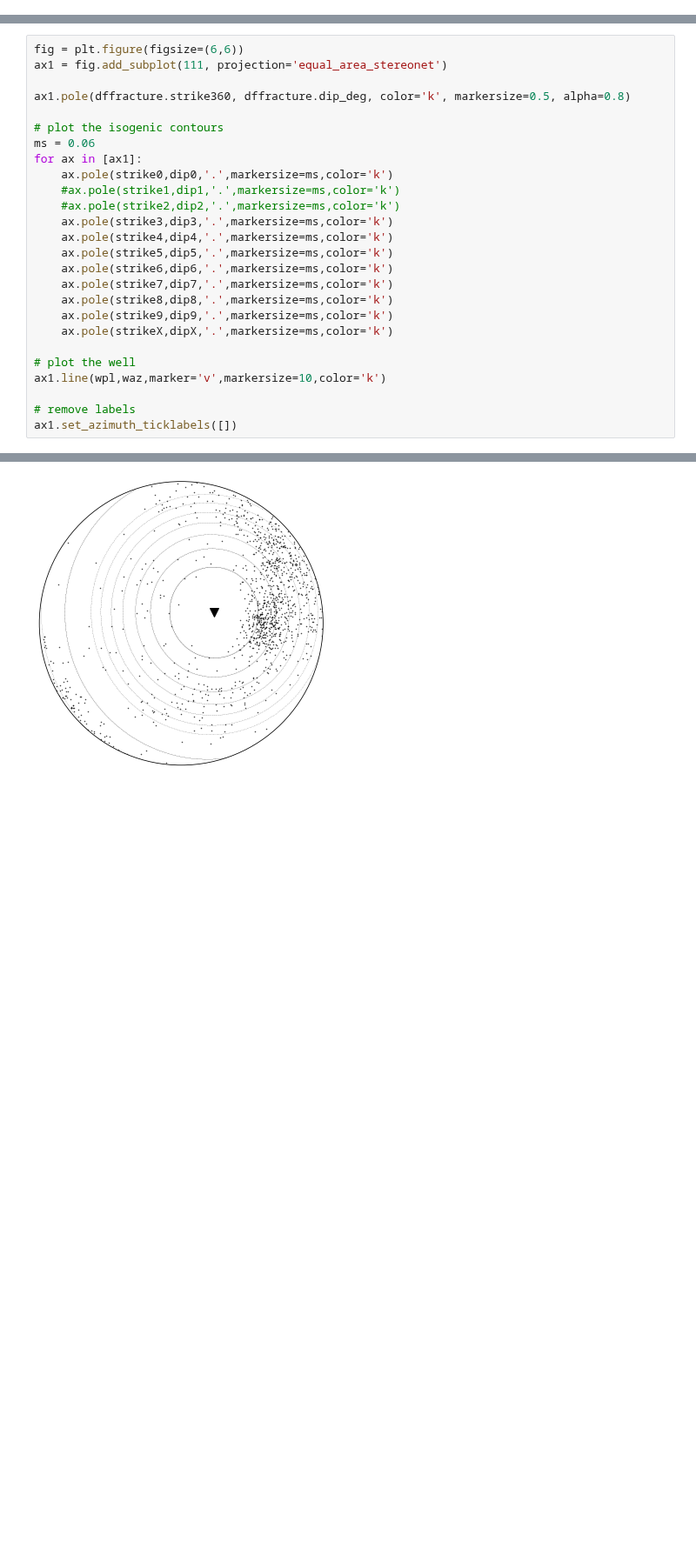
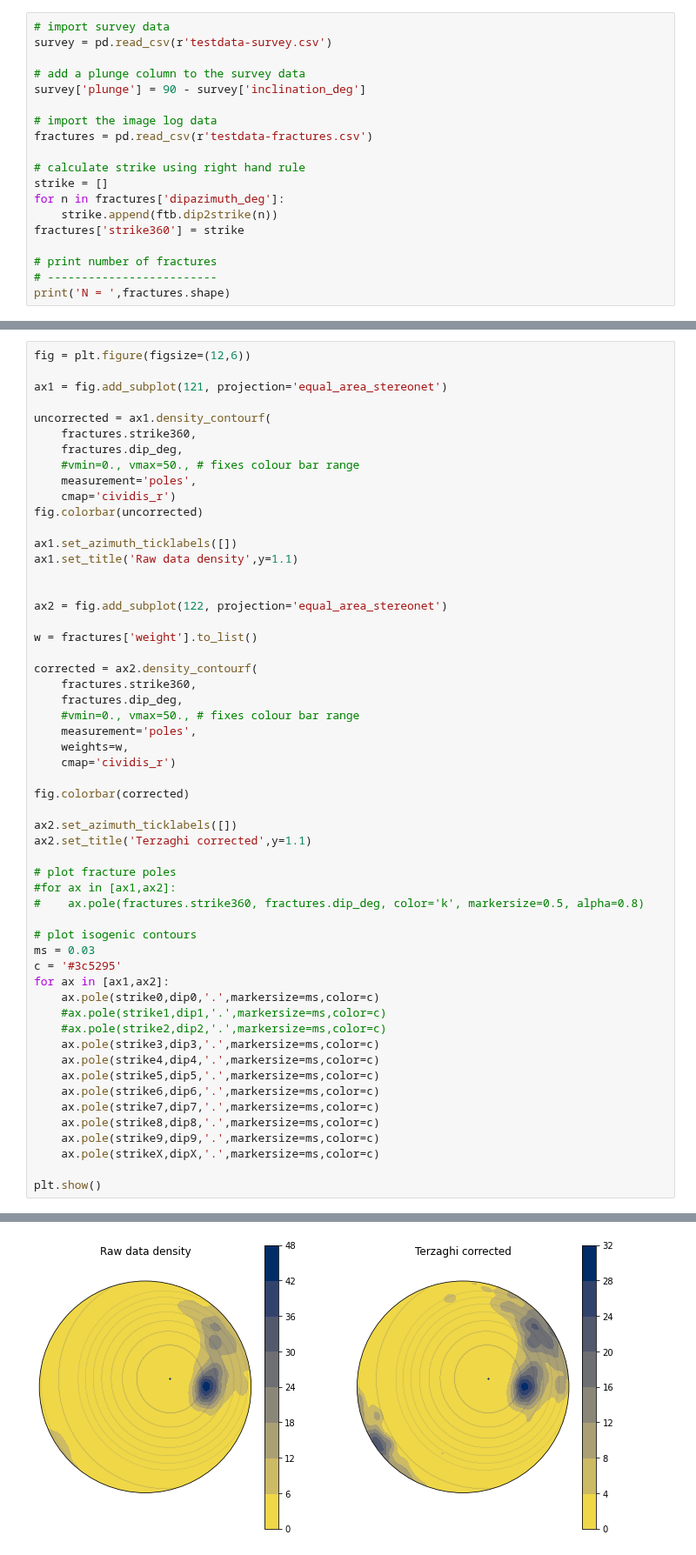
Before and after one commit to ICWallis/fractoolbox, a Jupyter notebook: demo-geometric-sample-bias.ipynb, the cells around one changed output, grey strips where cells are left out. Shown at 87% size. Saved outputs shown, nothing was run; the diff lists cells and outputs as text; blank space fills up the shorter version.

```diff
--- a/demo-geometric-sample-bias.ipynb
+++ b/demo-geometric-sample-bias.ipynb
@@ -58,0 +50,19 @@ import mplstereonet
+# %%
+# import survey data
+survey = pd.read_csv(r'testdata-survey.csv')
+
+# add a plunge column to the survey data
+survey['plunge'] = 90 - survey['inclination_deg']
+
+# import the image log data
+fractures = pd.read_csv(r'testdata-fractures.csv')
+
+# calculate strike using right hand rule
+strike = []
+for n in fractures['dipazimuth_deg']:
+    strike.append(ftb.dip2strike(n))
+fractures['strike360'] = strike
+
+# print number of fractures
+# -------------------------
+print('N = ',fractures.shape)
@@ -154,27 +182,56 @@ Isogenic contours for the test data show moderate impact from the blind zone. Th
 # %%
-fig = plt.figure(figsize=(6,6))
-ax1 = fig.add_subplot(111, projection='equal_area_stereonet')
+fig = plt.figure(figsize=(12,6))
 
-ax1.pole(dffracture.strike360, dffracture.dip_deg, color='k', markersize=0.5, alpha=0.8)
+ax1 = fig.add_subplot(121, projection='equal_area_stereonet')
 
-# plot the isogenic contours
-ms = 0.06
-for ax in [ax1]:
-    ax.pole(strike0,dip0,'.',markersize=ms,color='k')
-    #ax.pole(strike1,dip1,'.',markersize=ms,color='k')
-    #ax.pole(strike2,dip2,'.',markersize=ms,color='k')
-    ax.pole(strike3,dip3,'.',markersize=ms,color='k')
-    ax.pole(strike4,dip4,'.',markersize=ms,color='k')
-    ax.pole(strike5,dip5,'.',markersize=ms,color='k')
-    ax.pole(strike6,dip6,'.',markersize=ms,color='k')
-    ax.pole(strike7,dip7,'.',markersize=ms,color='k')
-    ax.pole(strike8,dip8,'.',markersize=ms,color='k')
-    ax.pole(strike9,dip9,'.',markersize=ms,color='k')
-    ax.pole(strikeX,dipX,'.',markersize=ms,color='k')
+uncorrected = ax1.density_contourf(
+    fractures.strike360,
+    fractures.dip_deg,
+    #vmin=0., vmax=50., # fixes colour bar range
+    measurement='poles',
+    cmap='cividis_r')
+fig.colorbar(uncorrected)
 
-# plot the well
-ax1.line(wpl,waz,marker='v',markersize=10,color='k')
+ax1.set_azimuth_ticklabels([])
+ax1.set_title('Raw data density',y=1.1)
 
-# remove labels
-ax1.set_azimuth_ticklabels([])
+
+ax2 = fig.add_subplot(122, projection='equal_area_stereonet')
+
+w = fractures['weight'].to_list()
+
+corrected = ax2.density_contourf(
+    fractures.strike360,
+    fractures.dip_deg,
+    #vmin=0., vmax=50., # fixes colour bar range
+    measurement='poles',
+    weights=w,
+    cmap='cividis_r')
+
+fig.colorbar(corrected)
+
+ax2.set_azimuth_ticklabels([])
+ax2.set_title('Terzaghi corrected',y=1.1)
+
+# plot fracture poles
+#for ax in [ax1,ax2]:
+#    ax.pole(fractures.strike360, fractures.dip_deg, color='k', markersize=0.5, alpha=0.8)
+
+# plot isogenic contours
+ms = 0.03
+c = '#3c5295'
+for ax in [ax1,ax2]:
+    ax.pole(strike0,dip0,'.',markersize=ms,color=c)
+    #ax.pole(strike1,dip1,'.',markersize=ms,color=c)
+    #ax.pole(strike2,dip2,'.',markersize=ms,color=c)
+    ax.pole(strike3,dip3,'.',markersize=ms,color=c)
+    ax.pole(strike4,dip4,'.',markersize=ms,color=c)
+    ax.pole(strike5,dip5,'.',markersize=ms,color=c)
+    ax.pole(strike6,dip6,'.',markersize=ms,color=c)
+    ax.pole(strike7,dip7,'.',markersize=ms,color=c)
+    ax.pole(strike8,dip8,'.',markersize=ms,color=c)
+    ax.pole(strike9,dip9,'.',markersize=ms,color=c)
+    ax.pole(strikeX,dipX,'.',markersize=ms,color=c)
+
+plt.show()
 # %% [output]
@@ -182 +238 @@ ax1.set_azimuth_ticklabels([])
-[figure, old version]
+[figure, new version]
```
Also changed, not shown: parts of 18 cells of this notebook.
